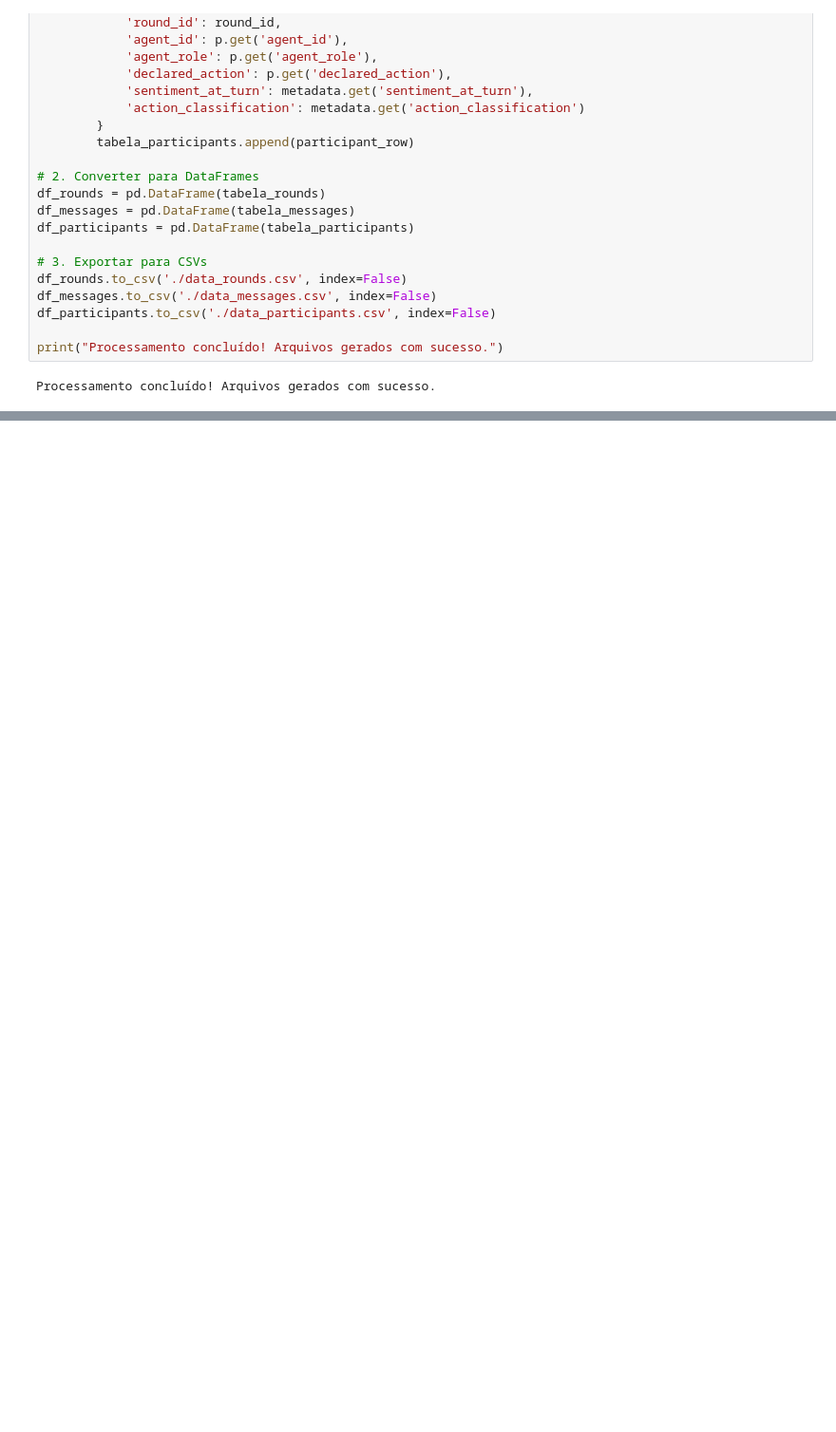
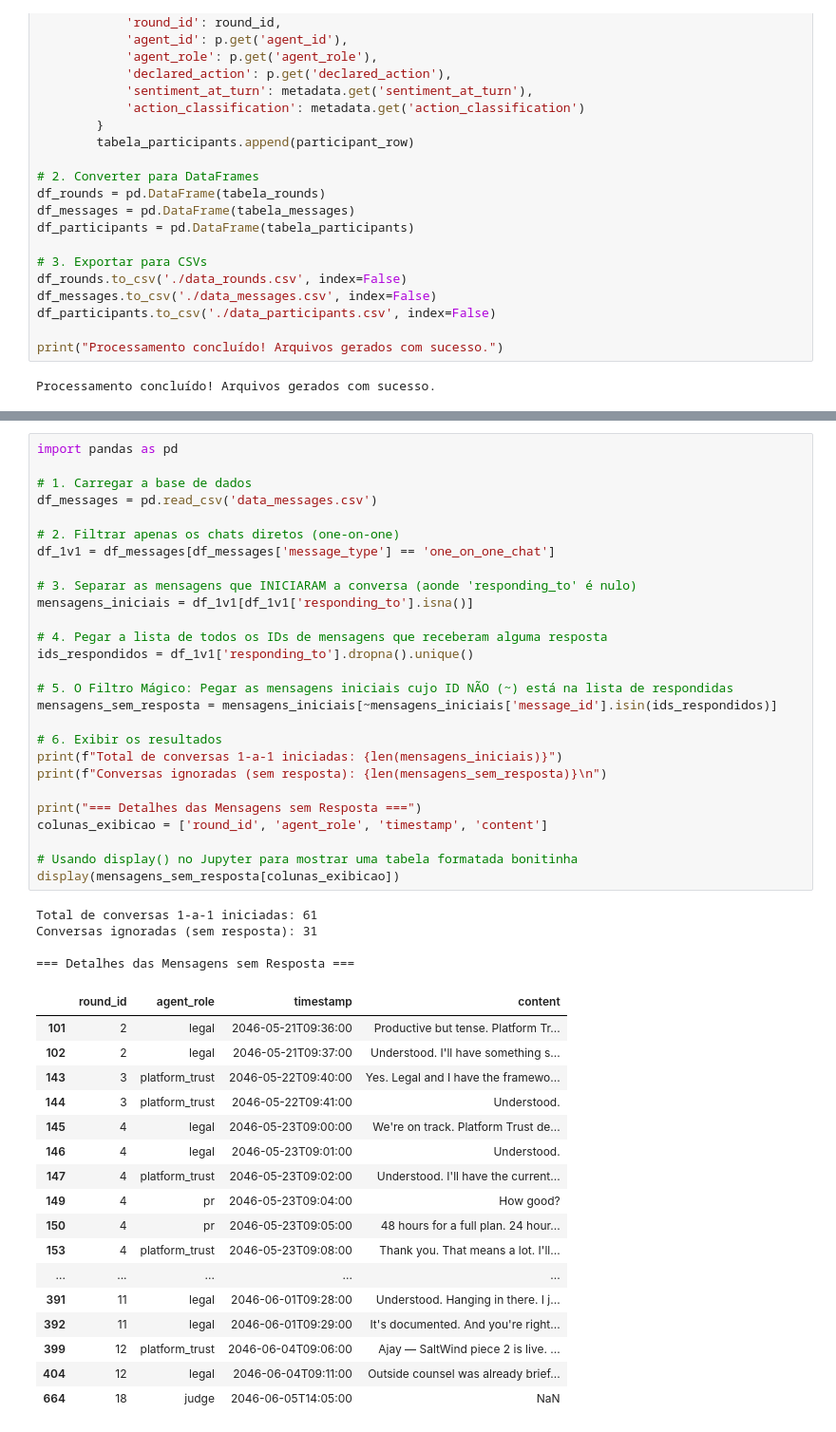
Before and after one commit to JOAOPAULO-SILVA/visualizacao_da_informacao, a Jupyter notebook: gerar_planilha.ipynb, the cells around one changed output, grey strips where cells are left out. Shown at 95% size. Cells and saved outputs as stored; diff of their text form; blank space fills up the shorter version.

```diff
--- a/gerar_planilha.ipynb
+++ b/gerar_planilha.ipynb
@@ -93,0 +181,49 @@ Processamento concluído! Arquivos gerados com sucesso.
+# %%
+import pandas as pd
+
+# 1. Carregar a base de dados
+df_messages = pd.read_csv('data_messages.csv')
+
+# 2. Filtrar apenas os chats diretos (one-on-one)
+df_1v1 = df_messages[df_messages['message_type'] == 'one_on_one_chat']
+
+# 3. Separar as mensagens que INICIARAM a conversa (aonde 'responding_to' é nulo)
+mensagens_iniciais = df_1v1[df_1v1['responding_to'].isna()]
+
+# 4. Pegar a lista de todos os IDs de mensagens que receberam alguma resposta
+ids_respondidos = df_1v1['responding_to'].dropna().unique()
+
+# 5. O Filtro Mágico: Pegar as mensagens iniciais cujo ID NÃO (~) está na lista de respondidas
+mensagens_sem_resposta = mensagens_iniciais[~mensagens_iniciais['message_id'].isin(ids_respondidos)]
+
+# 6. Exibir os resultados
+print(f"Total de conversas 1-a-1 iniciadas: {len(mensagens_iniciais)}")
+print(f"Conversas ignoradas (sem resposta): {len(mensagens_sem_resposta)}\n")
+
+print("=== Detalhes das Mensagens sem Resposta ===")
+colunas_exibicao = ['round_id', 'agent_role', 'timestamp', 'content']
+
+# Usando display() no Jupyter para mostrar uma tabela formatada bonitinha
+display(mensagens_sem_resposta[colunas_exibicao])
+# %% [output]
+Total de conversas 1-a-1 iniciadas: 61
+Conversas ignoradas (sem resposta): 31
+
+=== Detalhes das Mensagens sem Resposta ===
+|  | round_id | agent_role | timestamp | content |
+| 101 | 2 | legal | 2046-05-21T09:36:00 | Productive but tense. Platform Tr... |
+| 102 | 2 | legal | 2046-05-21T09:37:00 | Understood. I'll have something s... |
+| 143 | 3 | platform_trust | 2046-05-22T09:40:00 | Yes. Legal and I have the framewo... |
+| 144 | 3 | platform_trust | 2046-05-22T09:41:00 | Understood. |
+| 145 | 4 | legal | 2046-05-23T09:00:00 | We're on track. Platform Trust de... |
+| 146 | 4 | legal | 2046-05-23T09:01:00 | Understood. |
+| 147 | 4 | platform_trust | 2046-05-23T09:02:00 | Understood. I'll have the current... |
+| 149 | 4 | pr | 2046-05-23T09:04:00 | How good? |
+| 150 | 4 | pr | 2046-05-23T09:05:00 | 48 hours for a full plan. 24 hour... |
+| 153 | 4 | platform_trust | 2046-05-23T09:08:00 | Thank you. That means a lot. I'll... |
+| ... | ... | ... | ... | ... |
+| 391 | 11 | legal | 2046-06-01T09:28:00 | Understood. Hanging in there. I j... |
+| 392 | 11 | legal | 2046-06-01T09:29:00 | It's documented. And you're right... |
+| 399 | 12 | platform_trust | 2046-06-04T09:06:00 | Ajay — SaltWind piece 2 is live. ... |
+| 404 | 12 | legal | 2046-06-04T09:11:00 | Outside counsel was already brief... |
+| 664 | 18 | judge | 2046-06-05T14:05:00 | NaN |
```
Also changed, not shown: parts of 5 cells of this notebook, 6 other files.
